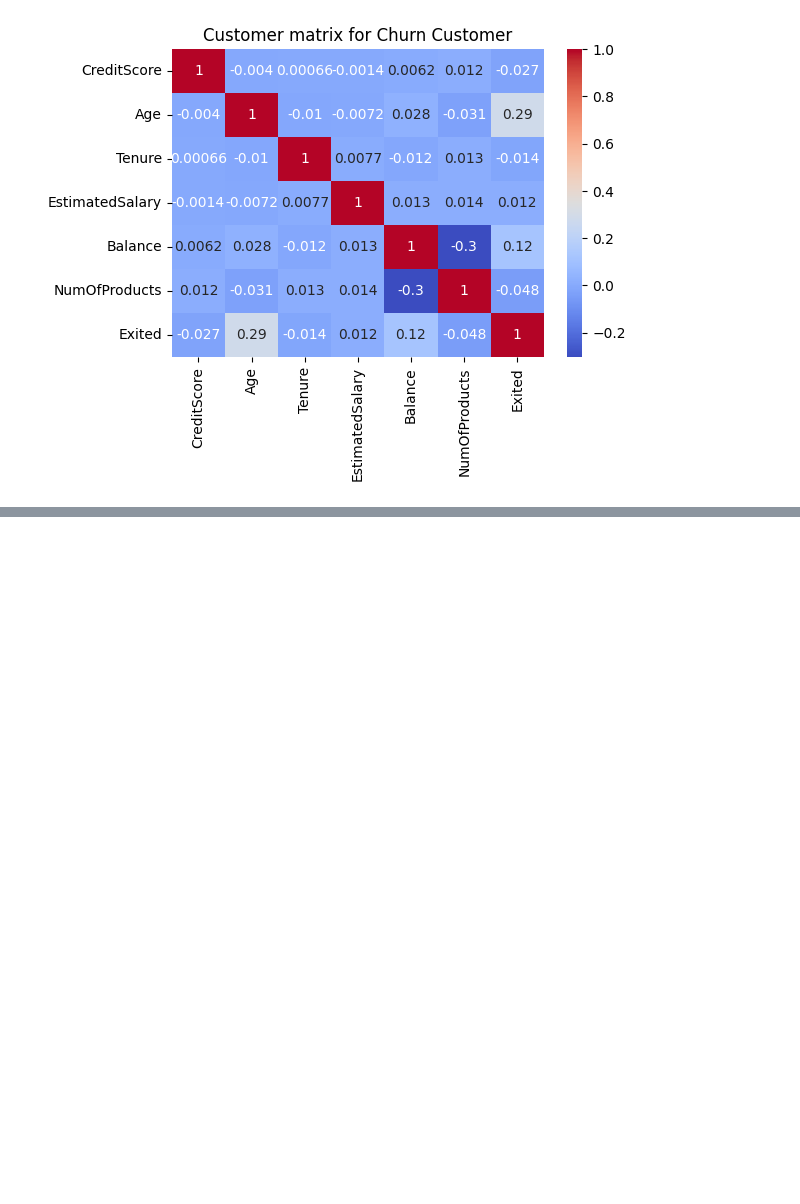
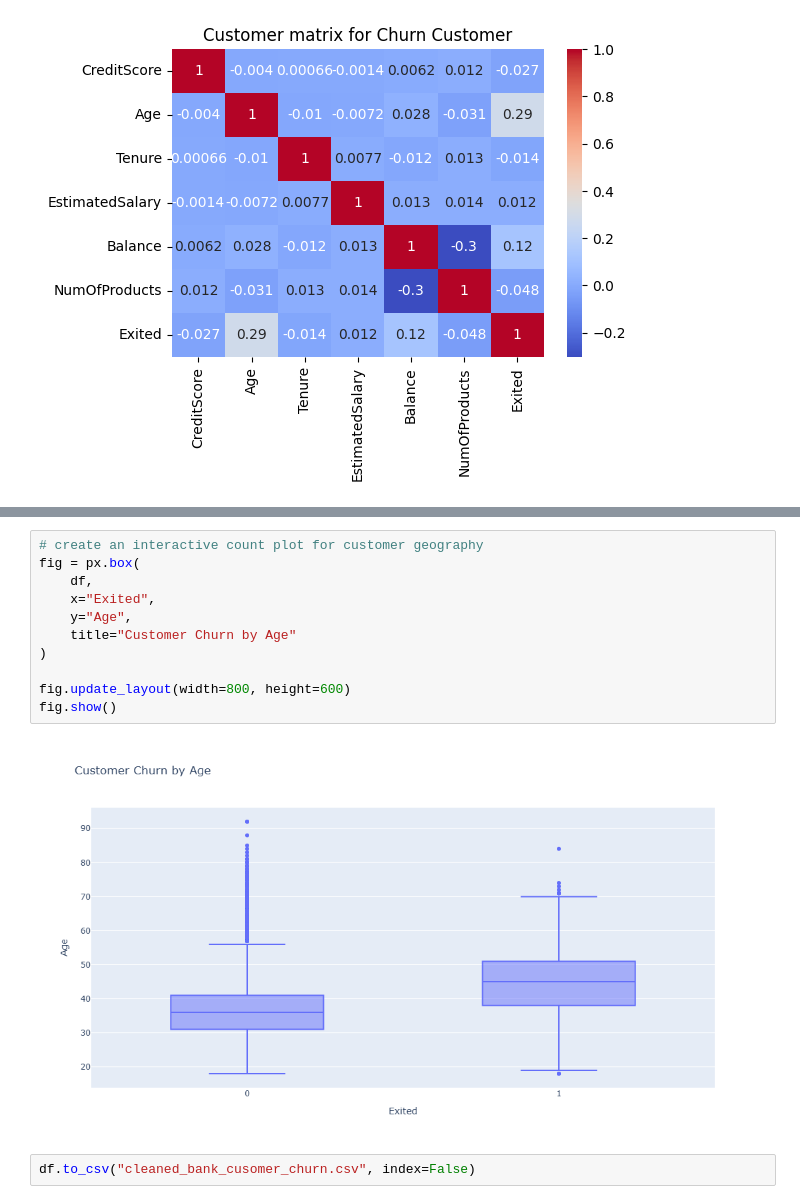
Before and after one commit to kwiver/data_science, a Jupyter notebook: bank_churn_analysis.ipynb, the cells around one changed output, grey strips where cells are left out. Drawn from its saved outputs; the diff is of its cells as text; blank space fills up the shorter version.

```diff
--- a/bank_churn_analysis.ipynb
+++ b/bank_churn_analysis.ipynb
@@ -345,0 +396,15 @@ plt.show()
+# %%
+# create an interactive count plot for customer geography
+fig = px.box(
+    df,
+    x="Exited",
+    y="Age",
+    title="Customer Churn by Age"
+)
+
+fig.update_layout(width=800, height=600)
+fig.show()
+# %% [output]
+[figure, added]
+# %%
+df.to_csv("cleaned_bank_cusomer_churn.csv", index=False)
```
Also changed, not shown: parts of 4 cells of this notebook, 3 other files.
